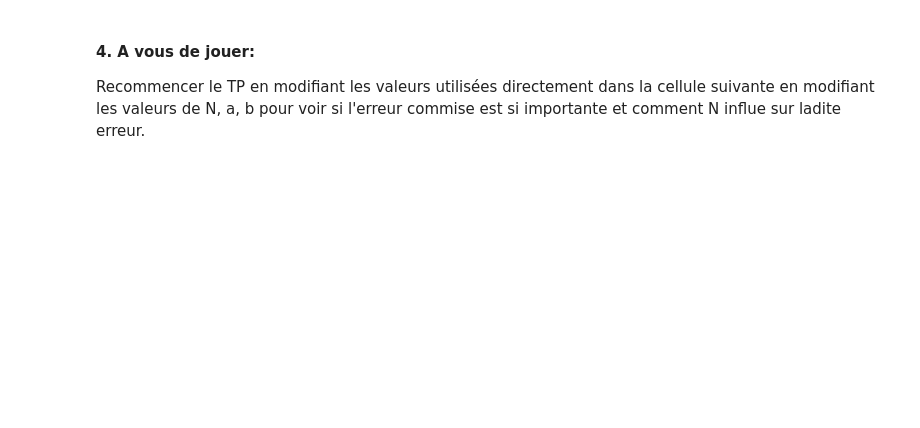
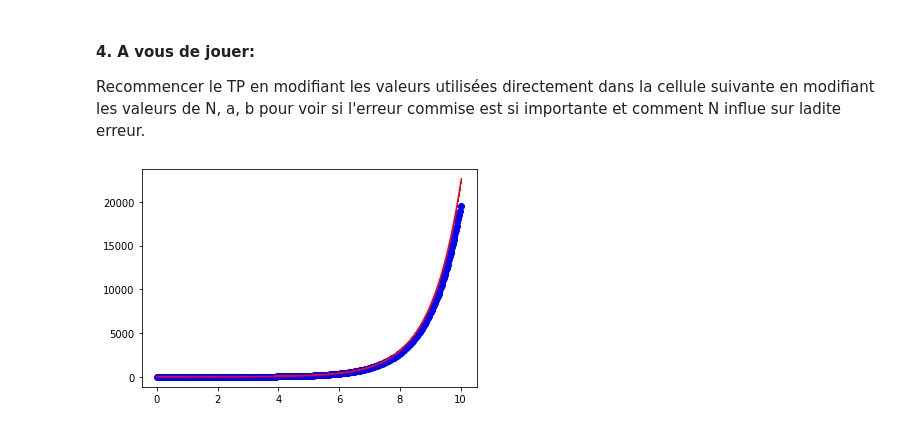
Before and after one commit to FDesnoyer/1EDS, a Jupyter notebook: TP2_listes_EDO.ipynb, the cells around one changed output. Cells and saved outputs as stored; diff of their text form; code cells hidden in the pictures; blank space fills up the shorter version.

```diff
--- a/TP2_listes_EDO.ipynb
+++ b/TP2_listes_EDO.ipynb
@@ -80,20 +87,22 @@ Recommencer le TP en modifiant les valeurs utilisées directement dans la cellul
 # %%
 import math as mt
 from matplotlib import pyplot as plt
 
 # vous pouvez modifier les valeurs ci-dessous à votre guise
-N=100
+N=400
 a=0
-b=5
+b=10
 
 # ne touchez pas aux lignes suivantes
 h=(b-a)/N
 x=[k*h for k in range(N+1)]
 y=[(1+h)**k for k in range(N+1)]
 hp=1/1000
 xp=[k*h*hp for k in range(1000*(N+1))]
 z=[mt.exp(t) for t in xp]
 plt.clf()
-plt.plot(x,y,marker='+',color='blue')
+plt.plot(x,y,marker='o',linestyle='None',color='blue')
 plt.plot(xp,z,marker=',',linestyle='-',color='red')
 plt.show()
+# %% [output]
+[figure, added]
```
Also changed, not shown: parts of 7 cells of this notebook.
